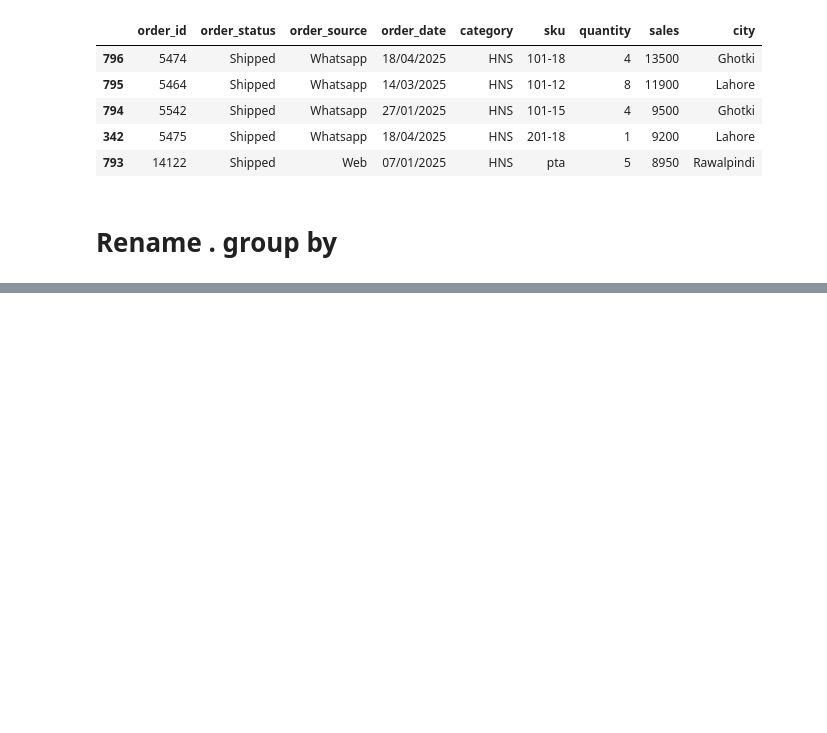
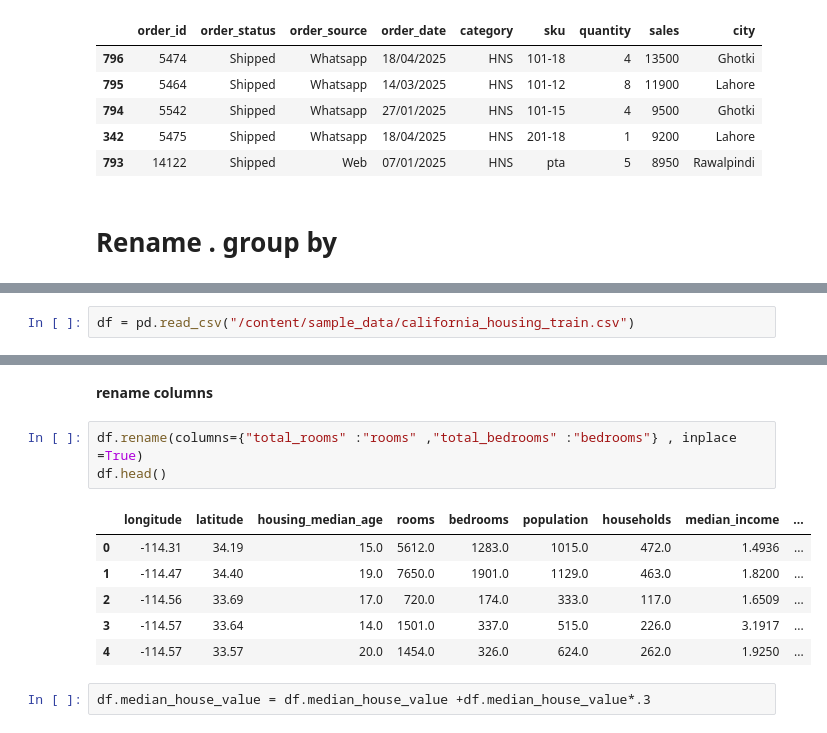
Before and after one commit to omniaghazy/Pandas, a Jupyter notebook: Pandas.ipynb, the cells around one changed output, grey strips where cells are left out. Cells and saved outputs as stored; diff of their text form; blank space fills up the shorter version.

```diff
--- a/Pandas.ipynb
+++ b/Pandas.ipynb
@@ -1158,0 +1161,2 @@ df.head()
+# %%
+df = pd.read_csv("/content/sample_data/california_housing_train.csv")
@@ -1158,0 +1208,14 @@ df.head()
+# %% [markdown]
+**rename columns**
+# %%
+df.rename(columns={"total_rooms" :"rooms" ,"total_bedrooms" :"bedrooms"} , inplace =True)
+df.head()
+# %% [output]
+|  | longitude | latitude | housing_median_age | rooms | bedrooms | population | households | median_income | ... |
+| 0 | -114.31 | 34.19 | 15.0 | 5612.0 | 1283.0 | 1015.0 | 472.0 | 1.4936 | ... |
+| 1 | -114.47 | 34.40 | 19.0 | 7650.0 | 1901.0 | 1129.0 | 463.0 | 1.8200 | ... |
+| 2 | -114.56 | 33.69 | 17.0 | 720.0 | 174.0 | 333.0 | 117.0 | 1.6509 | ... |
+| 3 | -114.57 | 33.64 | 14.0 | 1501.0 | 337.0 | 515.0 | 226.0 | 3.1917 | ... |
+| 4 | -114.57 | 33.57 | 20.0 | 1454.0 | 326.0 | 624.0 | 262.0 | 1.9250 | ... |
+# %%
+df.median_house_value = df.median_house_value +df.median_house_value*.3
```
Also changed, not shown: parts of 34 cells of this notebook.
